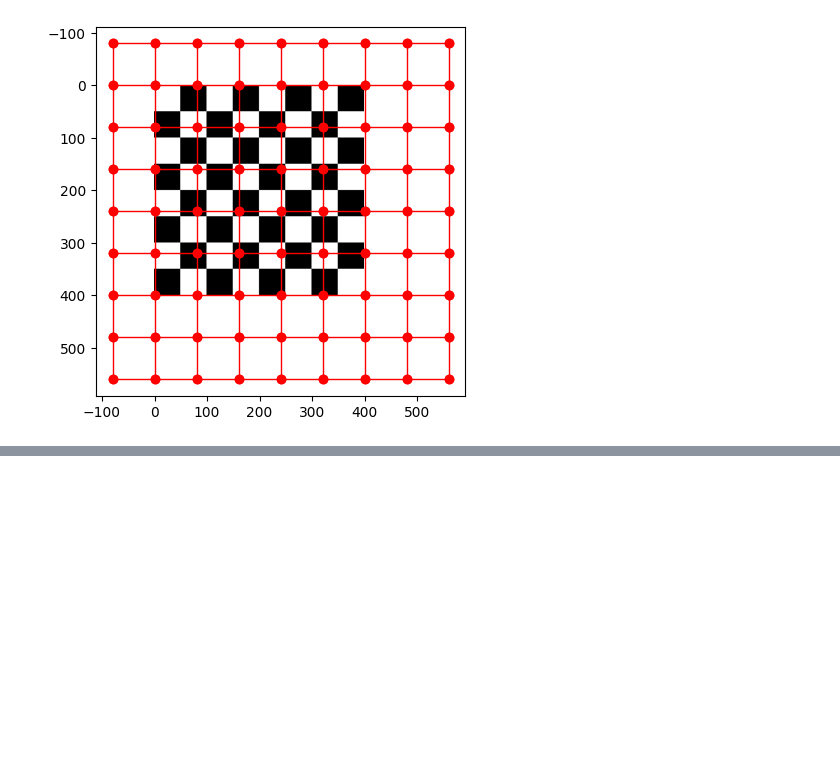
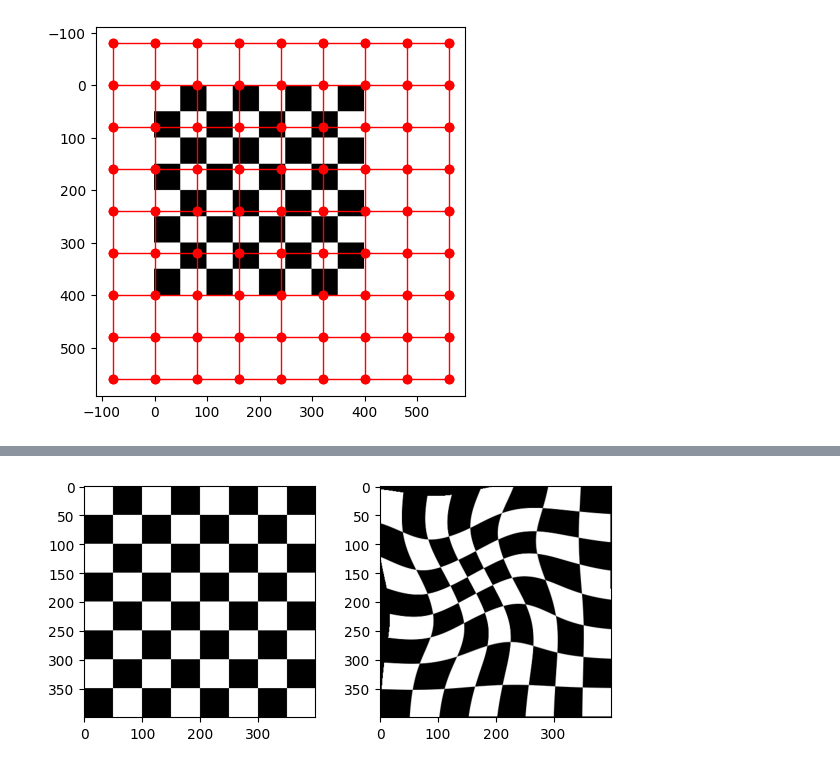
Before and after one commit to dis012/ComputerVisionAlgorithms, a Jupyter notebook: ImageRegistration/ImageRegistration.ipynb, the cells around one changed output, grey strips where cells are left out. Drawn from its saved outputs; the diff is of its cells as text; code cells hidden in the pictures; blank space fills up the shorter version.

Commit message:
BSplines

```diff
--- a/ImageRegistration/ImageRegistration.ipynb
+++ b/ImageRegistration/ImageRegistration.ipynb
@@ -173,0 +174,33 @@ Text(0.5, 1.0, 'Y shift')
+# %%
+"""
+Deform and interpolate image
+"""
+def deformImageBSpline2D(iImage, iCPx, iCPy, iStep):
+    dx, dy = iImage.shape
+    oGx, oGy = getCubicBSpline2DDeformation(iImage.shape, iCPx, iCPy, iStep)
+    gx, gy = np.meshgrid(
+        np.arange(dx),
+        np.arange(dy)
+    )
+    oGx = 2*gx - oGx
+    oGy = 2*gy - oGy
+
+    oImage = interpn(
+        (np.arange(dy), np.arange(dx)),
+        iImage.astype('float64'),
+        np.dstack((oGy, oGx)),
+        method='linear',
+        bounds_error=False,
+        fill_value=0
+    )
+
+    return  oImage
+# %%
+deformedBoard = deformImageBSpline2D(board, oCPx_swirl, oCPy_swirl, step)
+
+f, (ax1, ax2) = plt.subplots(1, 2, figsize=(7, 3))
+ax1.imshow(board, cmap='gray')
+ax2.imshow(deformedBoard, cmap='gray')
+plt.show()
+# %% [output]
+[figure, added]
```
Also changed, not shown: parts of 3 cells of this notebook.
